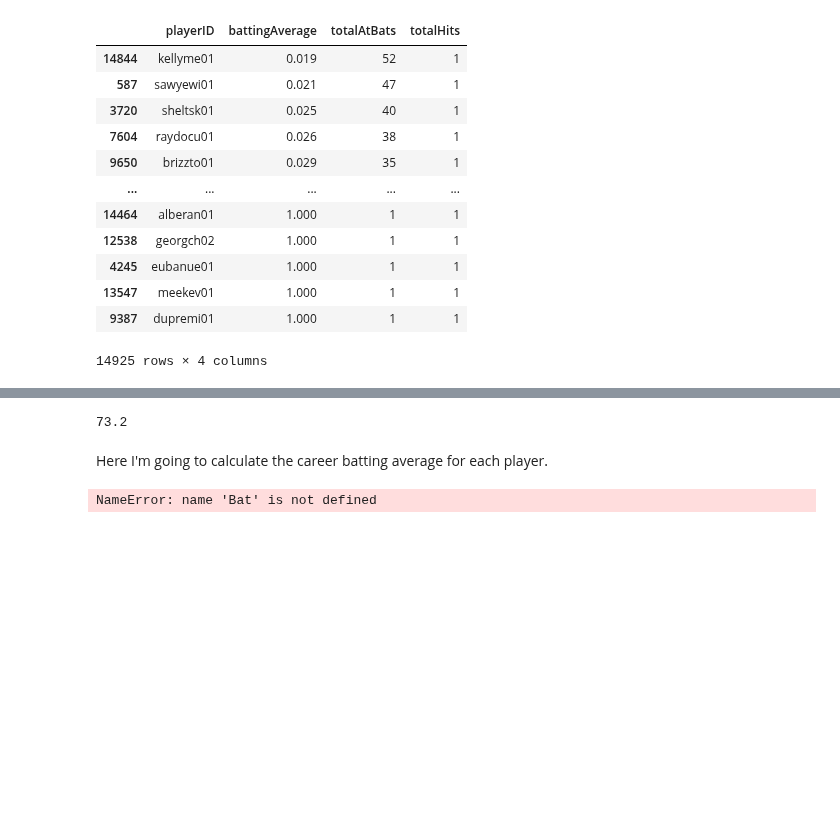
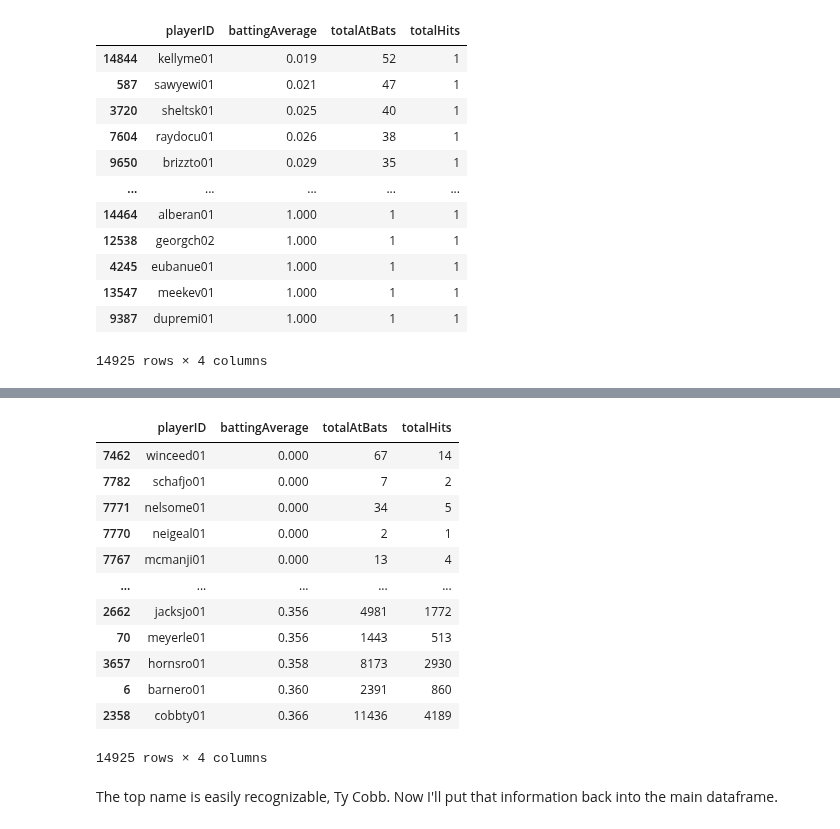
Before and after one commit to aradaha/Baseball-Stats-Project, a Jupyter notebook: Capstone.ipynb, the cells around one changed output, grey strips where cells are left out. Cells and saved outputs as stored; diff of their text form; code cells hidden in the pictures; blank space fills up the shorter version.

```diff
--- a/Capstone.ipynb
+++ b/Capstone.ipynb
@@ -267,10 +277,10 @@ def BatAVG(df):
             AVG.append(0.000)
     data = {'playerID':IDs, 'battingAverage':AVG, 'totalAtBats':AB, 'totalHits':Hits}
     NewDF = pd.DataFrame(data)
-    return NewDF, AVG, AB, Hits
+    return NewDF
 # %%
 # This cell may take a minute or two to run
-AVGDF, Averages, AtBats, Hits = BatAVG(B1)
+AVGDF = BatAVG(B)
 # %%
 AVGDF.sort_values(by='battingAverage')
 # %% [output]
@@ -292,11 +301,0 @@ It's clear that players who only went to bat a few times will heavily skew the r
-# %%
-rounded = round((B1.shape[0])/(B.shape[0]), 3)
-print(rounded*100)
-# %% [output]
-73.2
-# %% [markdown]
-Here I'm going to calculate the career batting average for each player.
-# %%
-B['AVG'] = Bat(B, "AB", "H")
-# %% [output]
-NameError: name 'Bat' is not defined
@@ -304,0 +302,20 @@ B.head()
+# %%
+AVGDF['battingAverage'] = AVGDF['battingAverage'].where(AVGDF['totalAtBats'] >= 100, 0.000)
+# %%
+AVGDF.sort_values(by='battingAverage')
+# %% [output]
+|  | playerID | battingAverage | totalAtBats | totalHits |
+| 7462 | winceed01 | 0.000 | 67 | 14 |
+| 7782 | schafjo01 | 0.000 | 7 | 2 |
+| 7771 | nelsome01 | 0.000 | 34 | 5 |
+| 7770 | neigeal01 | 0.000 | 2 | 1 |
+| 7767 | mcmanji01 | 0.000 | 13 | 4 |
+| ... | ... | ... | ... | ... |
+| 2662 | jacksjo01 | 0.356 | 4981 | 1772 |
+| 70 | meyerle01 | 0.356 | 1443 | 513 |
+| 3657 | hornsro01 | 0.358 | 8173 | 2930 |
+| 6 | barnero01 | 0.360 | 2391 | 860 |
+| 2358 | cobbty01 | 0.366 | 11436 | 4189 |
+14925 rows × 4 columns
+# %% [markdown]
+The top name is easily recognizable, Ty Cobb. Now I'll put that information back into the main dataframe.
```
Also changed, not shown: parts of 12 cells of this notebook.
